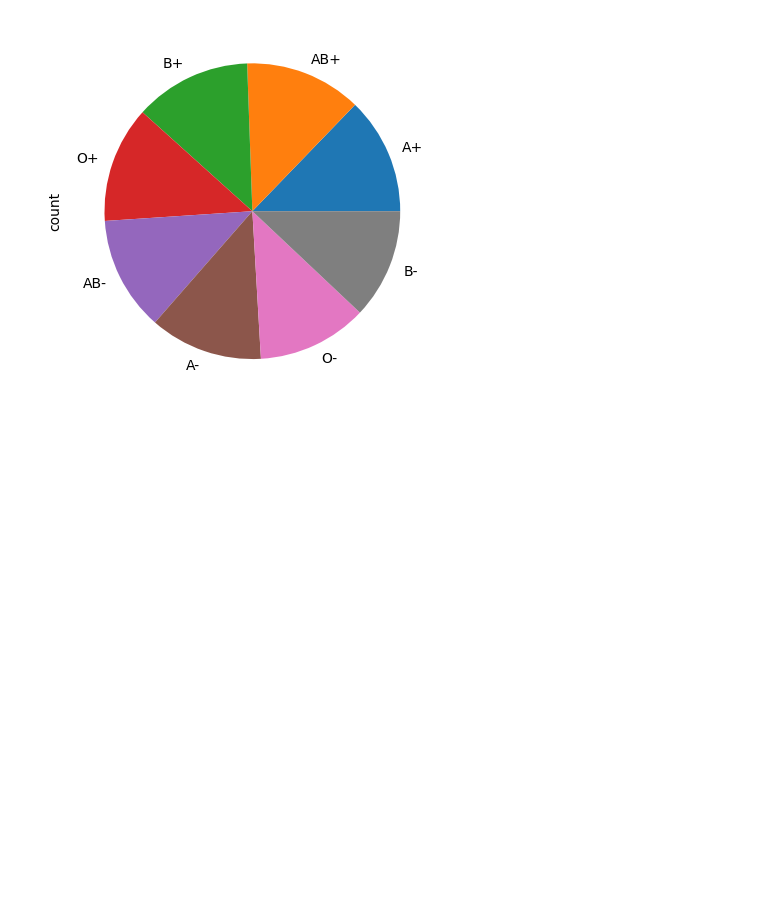
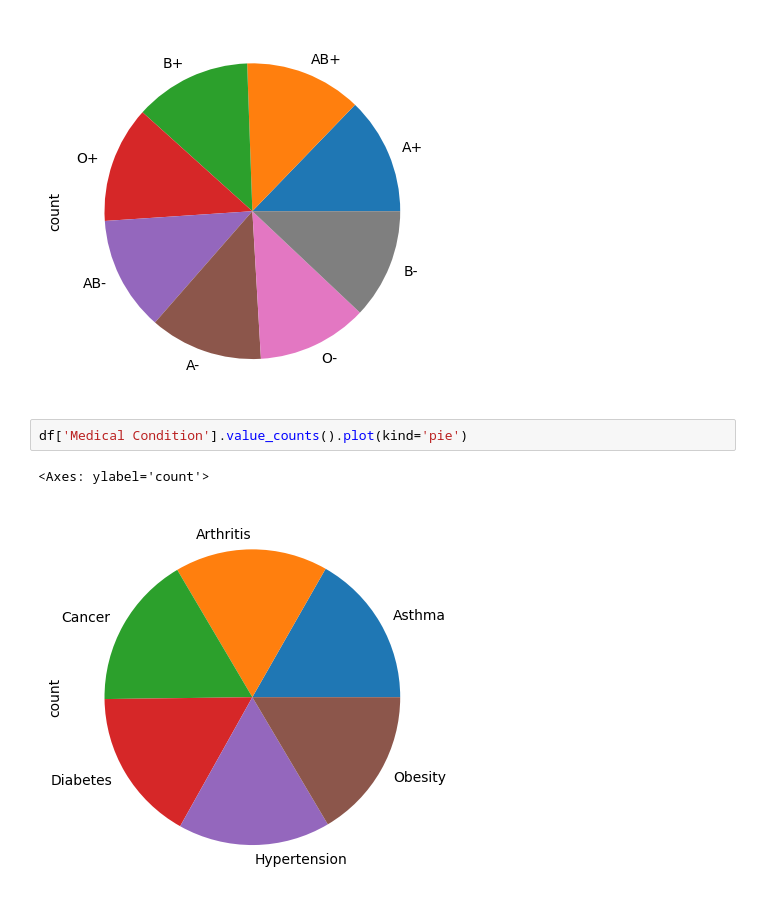
Before and after one commit to abwakujeff/Healthcare, a Jupyter notebook: Healthcare.ipynb, the cells around one changed output. Cells and saved outputs as stored; diff of their text form; blank space fills up the shorter version.

```diff
--- a/Healthcare.ipynb
+++ b/Healthcare.ipynb
@@ -137,3 +137,8 @@ df['Blood Type'].value_counts().plot(kind='pie')
 # %% [output]
 <Axes: ylabel='count'>
 [figure]
+# %%
+df['Medical Condition'].value_counts().plot(kind='pie')
+# %% [output]
+<Axes: ylabel='count'>
+[figure, added]
```
